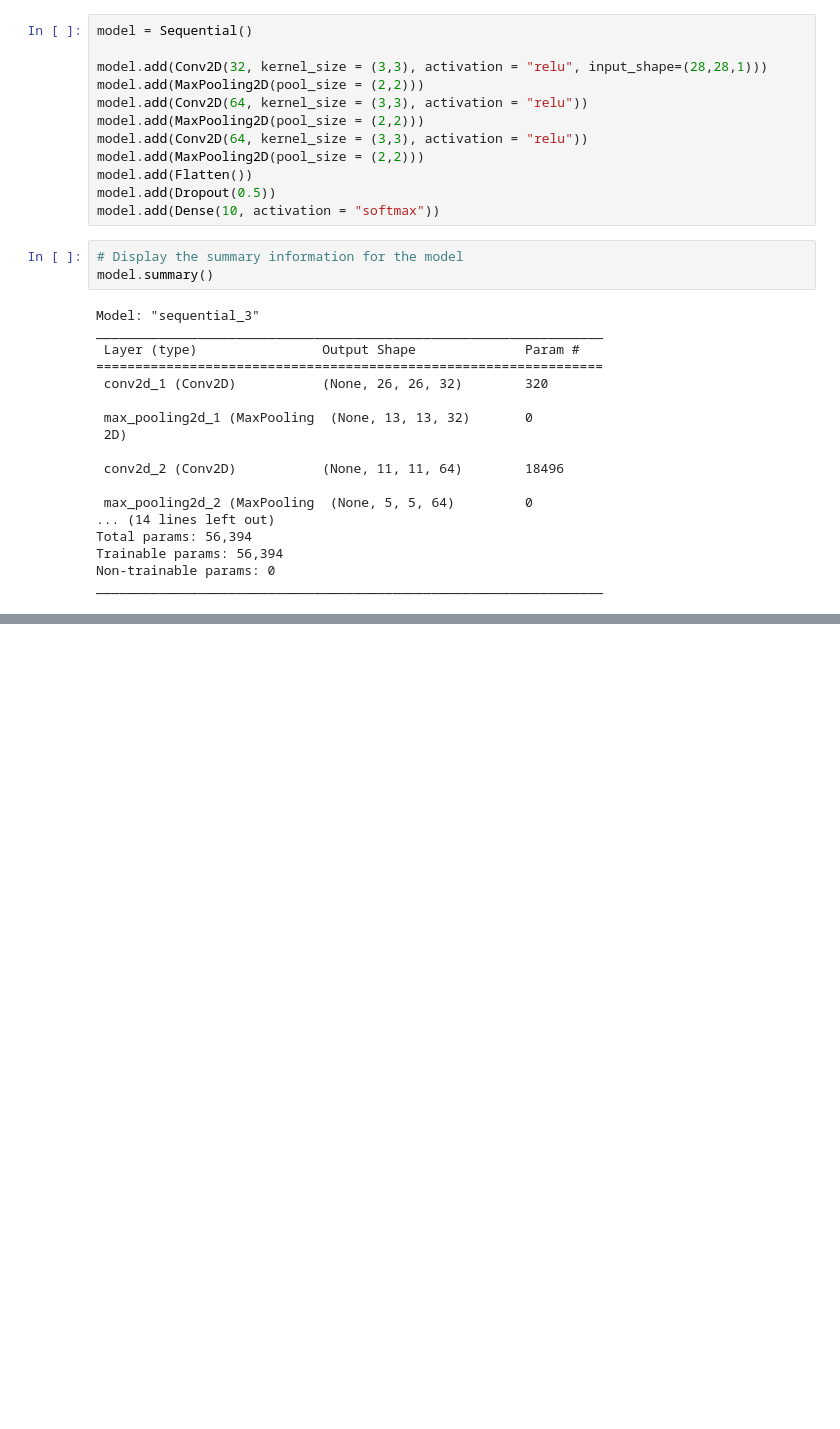
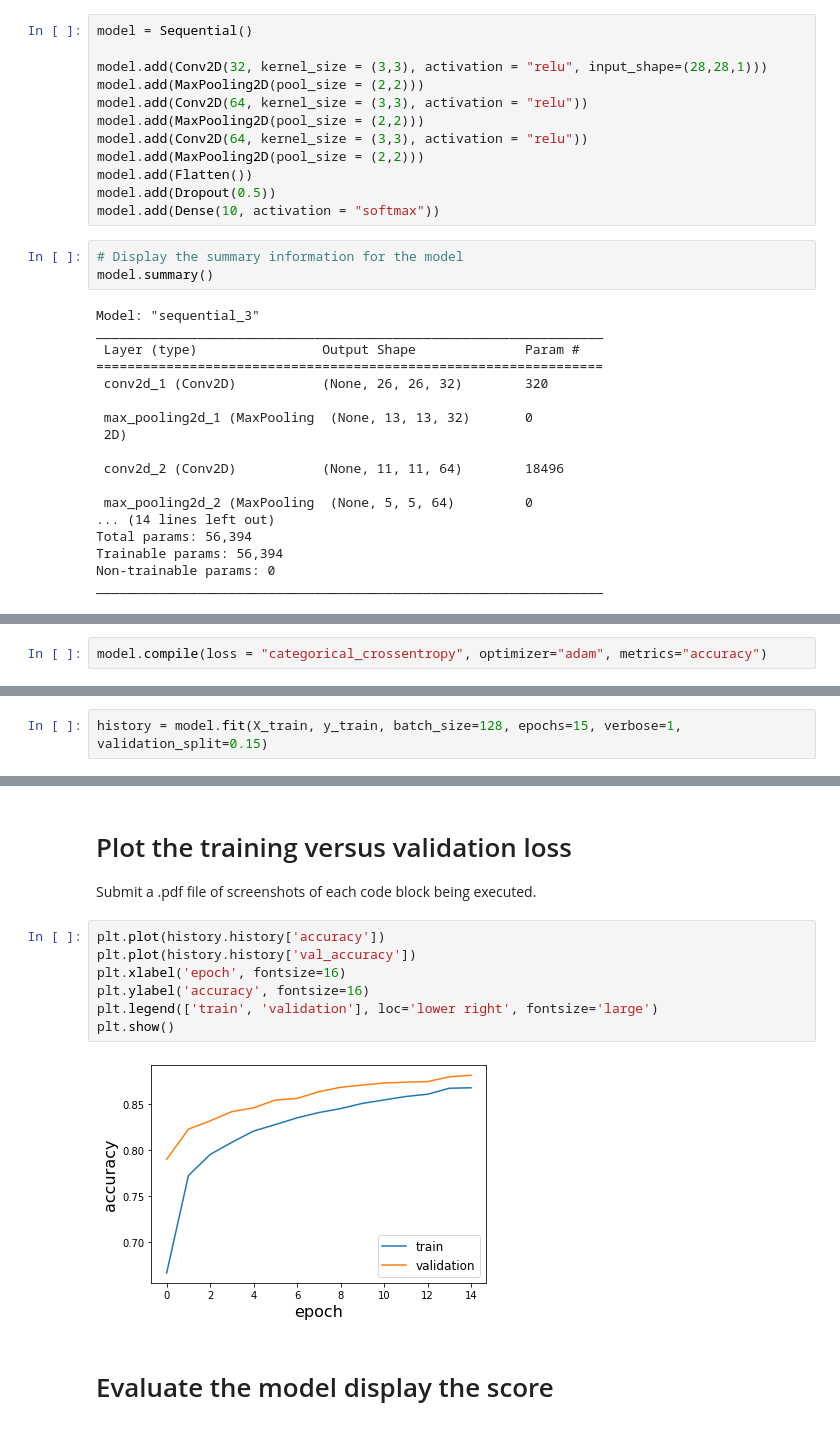
Before and after one commit to AirPro/DeepLearning, a Jupyter notebook: Module2Assignment.ipynb, the cells around one changed output, grey strips where cells are left out. Saved outputs shown, nothing was run; the diff lists cells and outputs as text; blank space fills up the shorter version.

```diff
--- a/Module2Assignment.ipynb
+++ b/Module2Assignment.ipynb
@@ -129,0 +132,2 @@ _________________________________________________________________
+# %%
+model.compile(loss = "categorical_crossentropy", optimizer="adam", metrics="accuracy")
@@ -129,0 +139,2 @@ _________________________________________________________________
+# %%
+history = model.fit(X_train, y_train, batch_size=128, epochs=15, verbose=1, validation_split=0.15)
@@ -129,0 +179,14 @@ _________________________________________________________________
+# %% [markdown]
+# Plot the training versus validation loss
+Submit a .pdf file of screenshots of each code block being executed.
+# %%
+plt.plot(history.history['accuracy'])
+plt.plot(history.history['val_accuracy'])
+plt.xlabel('epoch', fontsize=16)
+plt.ylabel('accuracy', fontsize=16)
+plt.legend(['train', 'validation'], loc='lower right', fontsize='large')
+plt.show()
+# %% [output]
+[figure, added]
+# %% [markdown]
+# Evaluate the model display the score
```
Also changed, not shown: parts of 5 cells of this notebook.
